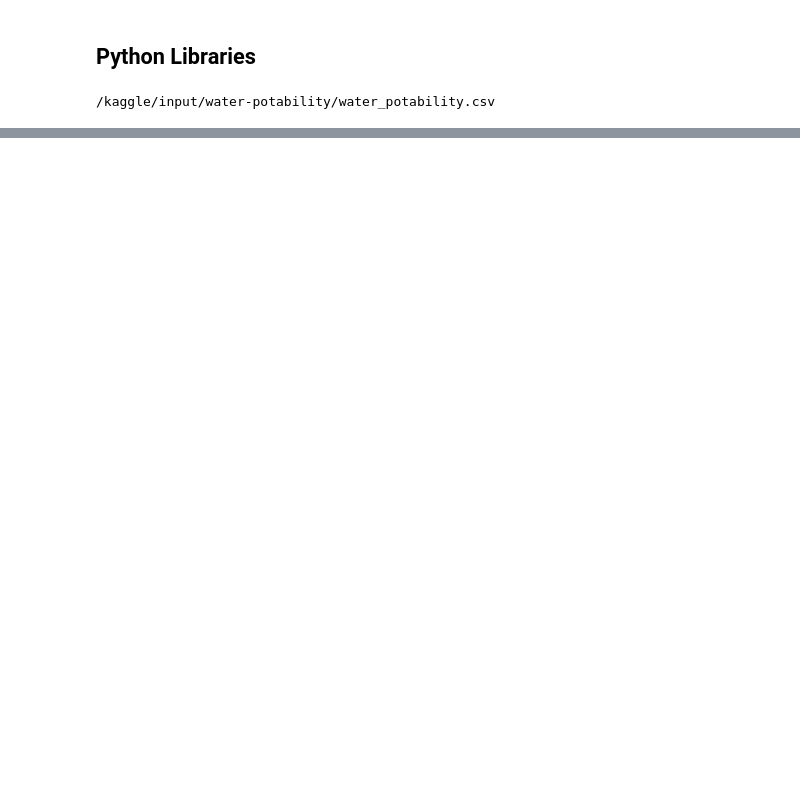
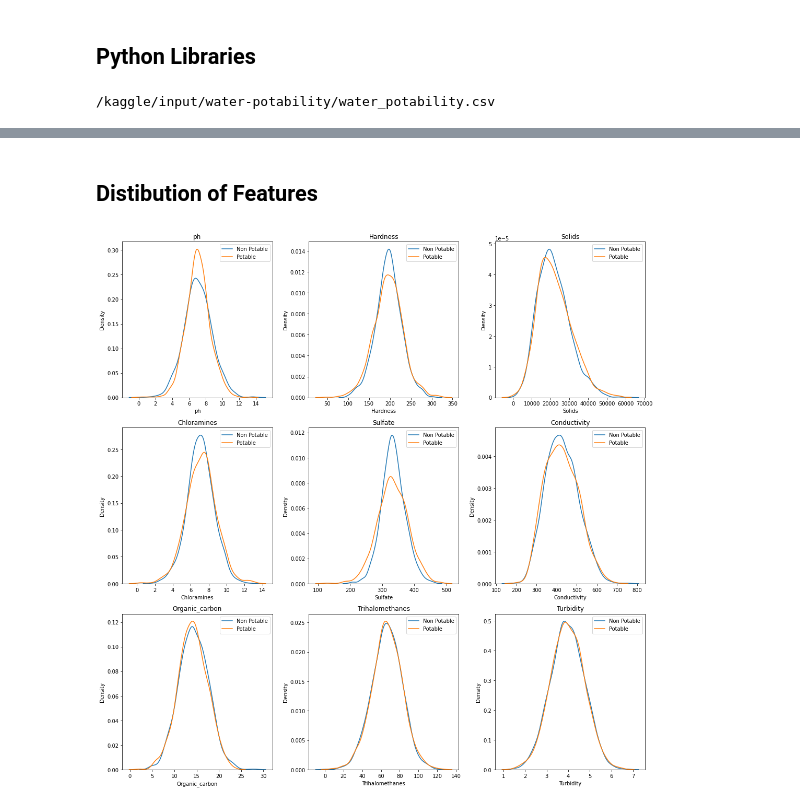
Before and after one commit to MSBurakS/Water-Quality-Explanatory-Data-Analysis-My-Pract, a Jupyter notebook: water-quality-explanatory-data-analysis-my-pract.ipynb, the cells around one changed output, grey strips where cells are left out. Cells and saved outputs as stored; diff of their text form; code cells hidden in the pictures; blank space fills up the shorter version.

```diff
--- a/water-quality-explanatory-data-analysis-my-pract.ipynb
+++ b/water-quality-explanatory-data-analysis-my-pract.ipynb
@@ -55,0 +144,17 @@ from sklearn import tree
+# %% [markdown]
+<a id=6> </a>
+## Distibution of Features
+# %%
+non_potable =df.query("Potability == 0")
+potable = df.query("Potability == 1")
+
+plt.figure(figsize = (15,15))
+for ax,col in enumerate(df.columns[:9]):
+    plt.subplot(3,3, ax + 1)
+    plt.title(col)
+    sns.kdeplot(x = non_potable[col], label="Non Potable")
+    sns.kdeplot(x = potable[col], label="Potable")
+    plt.legend()
+plt.tight_layout()
+# %% [output]
+[figure, added]
```
Also changed, not shown: parts of 26 cells of this notebook.
